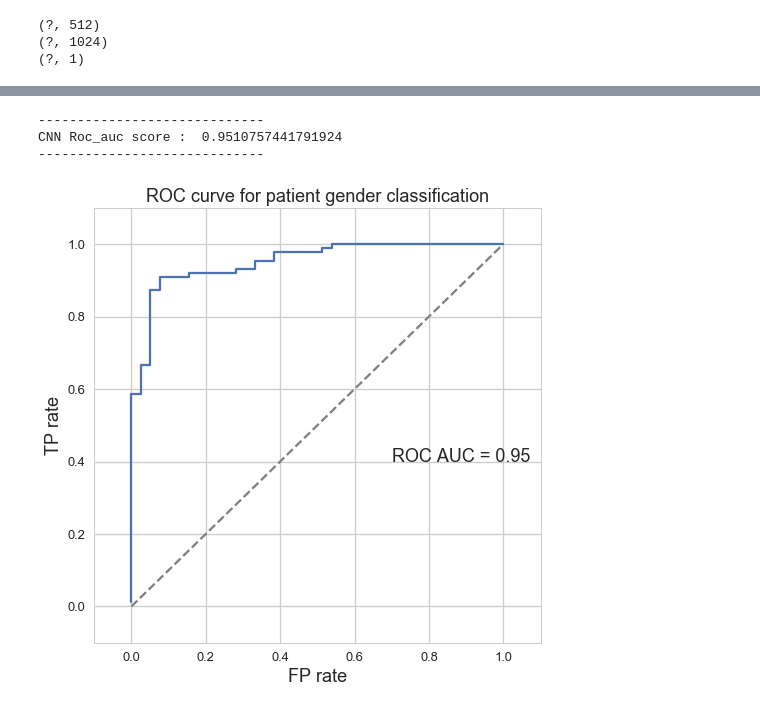
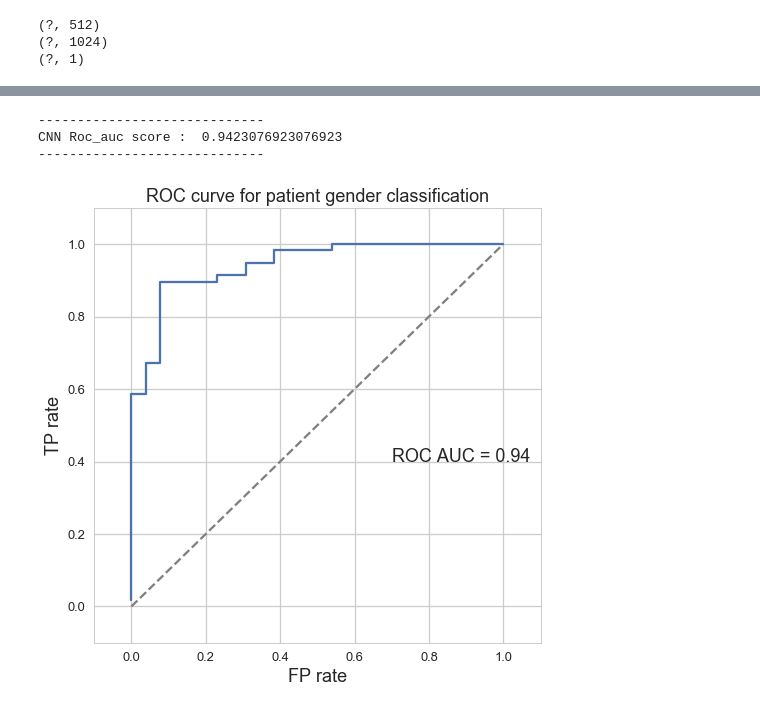
Before and after one commit to atcjochems/BD4I_DL, a Jupyter notebook: Deep_learning assignment/Deep learning assignment.ipynb, the cells around one changed output, grey strips where cells are left out. Drawn from its saved outputs; the diff is of its cells as text; code cells hidden in the pictures.

```diff
--- a/Deep_learning assignment/Deep learning assignment.ipynb
+++ b/Deep_learning assignment/Deep learning assignment.ipynb
@@ -516,5 +504,5 @@ vgg_model_gend.compile(optimizer=keras.optimizers.Adam(lr = 1e-6),loss='binary_c
 (?, 1024)
 (?, 1)
 # %%
-history = vgg_model_gend.fit(x_train, y_train, batch_size=4, epochs=70,
+history = vgg_model_gend.fit(x_train, y_train, batch_size=4, epochs=50,
                                       validation_data=(x_test, y_test),callbacks=[PlotLossesKeras(),learning_rate])
@@ -535,12 +518,12 @@ Test Accuracy = 0.8492063435297164
 # %%
 #Plotting ROC curve
-predictions = vgg_model_gend.predict(x_test)
+predictions = vgg_model_gend.predict(x_test,batch_size=4)
 plot_results(y_test,predictions,'ROC curve for patient gender classification')
 # %% [output]
 -----------------------------
-CNN Roc_auc score :  0.9510757441791924
+CNN Roc_auc score :  0.9423076923076923
 -----------------------------
-[figure, old version]
+[figure, new version]
 # %%
 #In case you are struggeling with training process you can load pre-trained weights and
 #see how the amount of epoch can change the performance of network
```
Also changed, not shown: parts of 17 cells of this notebook.
